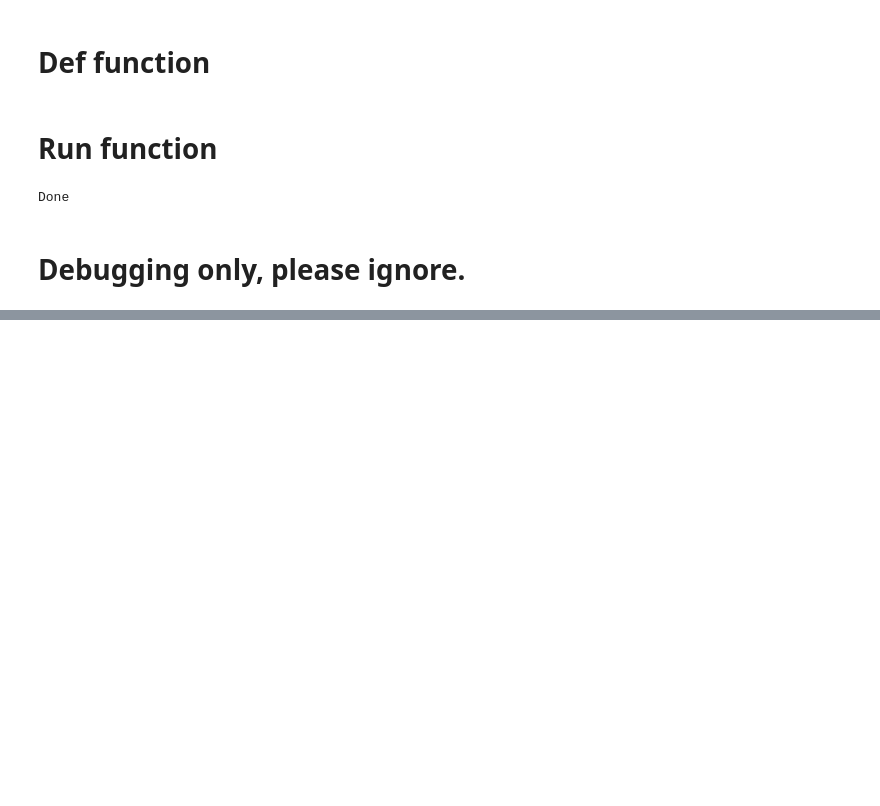
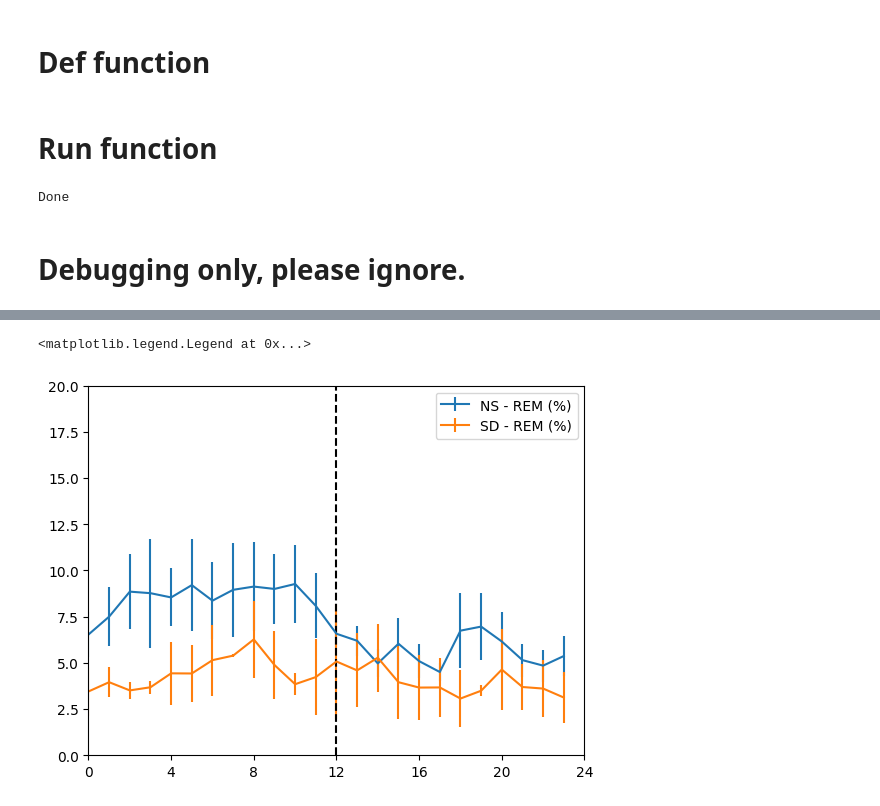
Before and after one commit to Carboneinerte/SleepAnalysis, a Jupyter notebook: separate_days.ipynb, the cells around one changed output, grey strips where cells are left out. Drawn from its saved outputs; the diff is of its cells as text; code cells hidden in the pictures; blank space fills up the shorter version.

```diff
--- a/separate_days.ipynb
+++ b/separate_days.ipynb
@@ -194,0 +239,11 @@ unique_dates_noslash
+# %%
+plt.errorbar(x = df['ZT'], y = df['NS_REM_A'], yerr=df['NS_REM_SEM'], label ='NS - REM (%)')
+plt.errorbar(x = df['ZT'], y = df['SD_REM_A'], yerr=df['SD_REM_SEM'], label ='SD - REM (%)')
+plt.vlines(x=12, ymin=0, ymax=100, linestyles='dashed', color = 'black')
+plt.xlim(0,24)
+plt.ylim(0,20)
+plt.xticks([0,4,8,12,16,20,24])
+plt.legend()
+# %% [output]
+<matplotlib.legend.Legend at 0x...>
+[figure, added]
```
Also changed, not shown: parts of 46 cells of this notebook, 3 other files.
